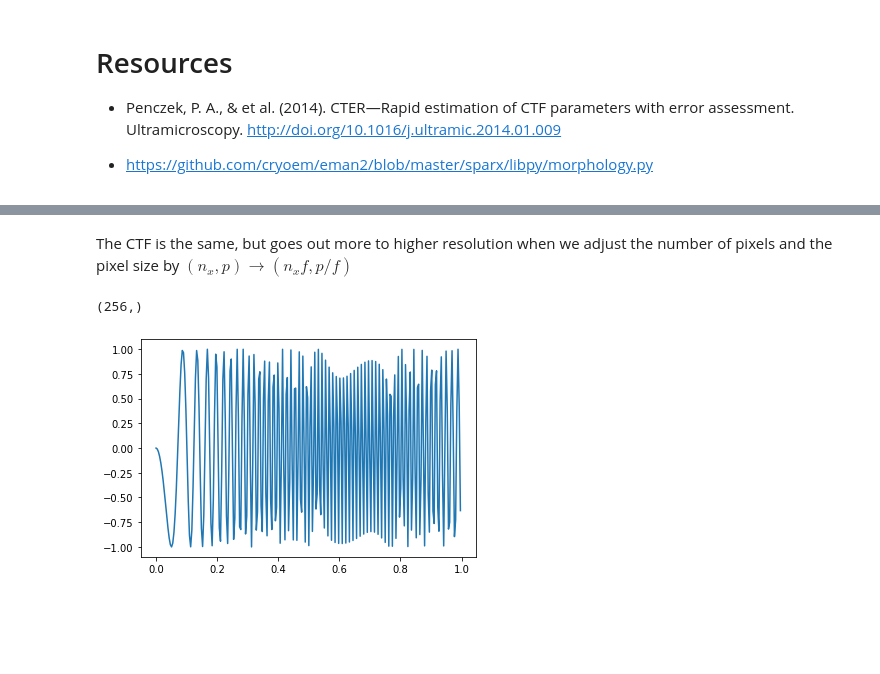
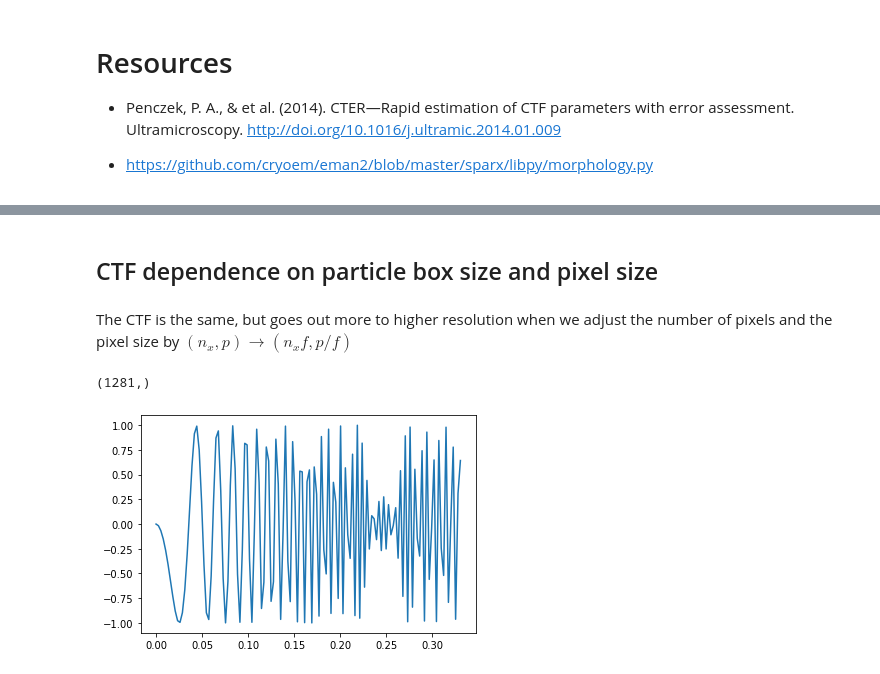
Before and after one commit to geoffwoollard/learn_cryoem_math, a Jupyter notebook: nb/ctf_aliasing.ipynb, the cells around one changed output, grey strips where cells are left out. Drawn from its saved outputs; the diff is of its cells as text; code cells hidden in the pictures; blank space fills up the shorter version.

Commit message:
CTF aliasing (figured out)

```diff
--- a/nb/ctf_aliasing.ipynb
+++ b/nb/ctf_aliasing.ipynb
@@ -16,13 +20,9 @@ import matplotlib.pyplot as plt
 voltage = 300 # in kev
 lam = 12.398/np.sqrt(voltage*(1022.0+voltage))  #  All units in A
 Cs = 2
-defocus = 1
-pix=.5 # in A
-nx=512
-n = nx//2+1
-fwpix = 1./(2*pix)
-fcycle = 1./(2*fwpix)
-fper = 1.0/fcycle
+defocus = 4
+pix=1.5 # in A
+nx=256
 
 cis = Cs*1.e7 # mm
 A = 0.5*defocus*10000.0*lam # defocus in um
@@ -39,11 +48,14 @@ def ctf_1d(defocus, Cs, lam, nx,pix):
+# %% [markdown]
+## CTF dependence on particle box size and pixel size
 # %% [markdown]
 The CTF is the same, but goes out more to higher resolution when we adjust the number of pixels and the pixel size by $(n_x,p) \rightarrow (n_xf,p/f)$
 # %%
-ctf,freq = ctf_1d(defocus, Cs, lam, nx=nx,pix=pix)
-sr = pd.Series(ctf)
-sr.index = freq
+factor=10
+ctf,freq = ctf_1d(defocus, Cs, lam, nx=nx*factor,pix=pix/factor)
+sr = pd.Series(ctf[:nx//2]) # with factor=1 this is the whole domain, but with larger factor goes out more
+sr.index = freq[:nx//2]
 sr.plot()
 ctf.shape
 # %% [output]
-(256,)
+(1281,)
-[figure, old version]
+[figure, new version]
```
Also changed, not shown: parts of 23 cells of this notebook.
